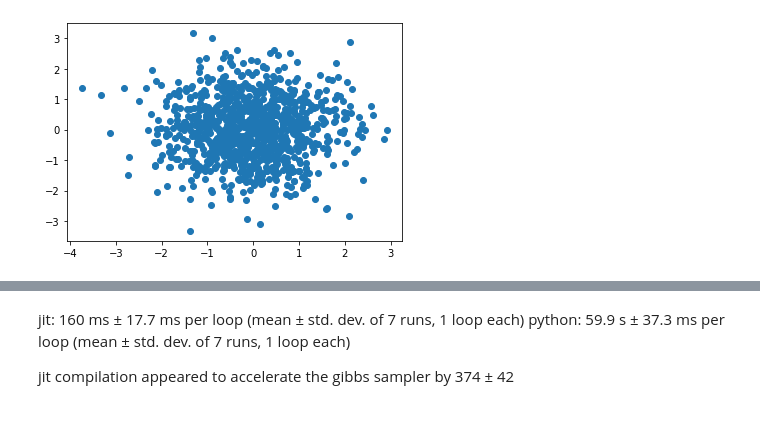
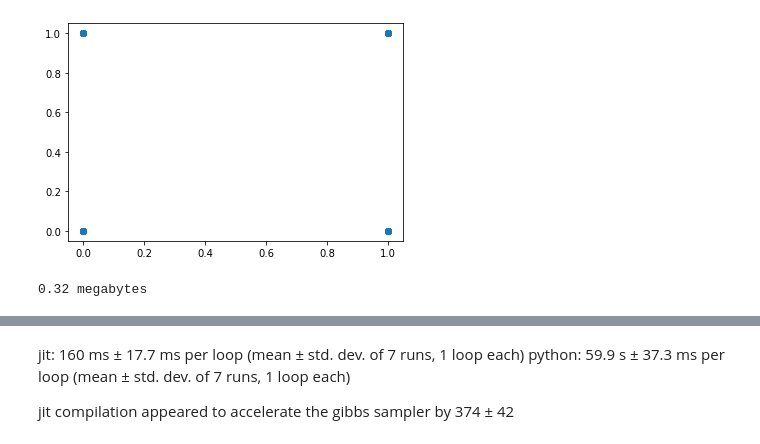
Before and after one commit to ajipalar/pynet, a Jupyter notebook: devel/functional_gibbs.ipynb, the cells around one changed output, grey strips where cells are left out. Cells and saved outputs as stored; diff of their text form; code cells hidden in the pictures.

Commit message:
working meta

```diff
--- a/devel/functional_gibbs.ipynb
+++ b/devel/functional_gibbs.ipynb
@@ -187,11 +16,0 @@ def compile_gibbsf(init_function_str,
-# %%
-init_func = 'jax.random.bernoulli'
-func = 'jax.random.bernoulli'
-init_func = 'jax.random.normal'
-func = 'jax.random.normal'
-N = 1000
-dof = 7
-inter_rep = compile_gibbsf(init_func, func, N=N, dof=dof)
-exec(inter_rep)
-gibbsf_jit = jax.jit(gibbsf)
-print(inter_rep)
@@ -215,0 +274,27 @@ def gibbsf(key: KeyArray, *args, N=1000, thin=10,
+# %%
+N = 5000
+thin = 100
+dof = 2
+rho=-0.99
+
+init_func = 'jax.random.bernoulli'
+func = 'jax.random.bernoulli'
+#init_func = 'jax.random.normal'
+#func = 'jax.random.normal'
+
+#init_func = 'cond_norm'
+#func = 'cond_norm'
+
+#init_func = cond_bern_str
+#func = 'cond_bern'
+
+
+init_sig = ''
+func_sig = ''
+inter_rep = compile_gibbsf(init_func, func, N=N, dof=dof,
+                           thin=thin, rho=rho)
+
+#Exec brings the meta function gibbsf into the global scope
+exec(inter_rep)
+gibbsf_jaxpr = jax.make_jaxpr(gibbsf)
+gibbsf_jit = jax.jit(gibbsf)
@@ -223,7 +329,7 @@ def make_gibbs_jit(sampler, rho, N, thin, dof):
 
 # gibbsf_jit = make_gibbs_jit(gibbsf, 0.99, 5000, 100, 2)
 # gibbsf_jit  = jax.jit(gibbsf)
-key = jax.random.PRNGKey(5)
+key = jax.random.PRNGKey(12)
 samples = np.array(gibbsf_jit(key))
 x, y = samples[:, 0], samples[:, 1]
 plot.scatter(x, y)
@@ -231 +338 @@ plot.scatter(x, y)
-[figure, old version]
+[figure, new version]
@@ -238,0 +339,4 @@ prob_estimate = get_probability_estimates(samples)
+# %%
+print(f'{samples.size * 32 / 10**6} megabytes')
+# %% [output]
+0.32 megabytes
```
Also changed, not shown: parts of 51 cells of this notebook.
